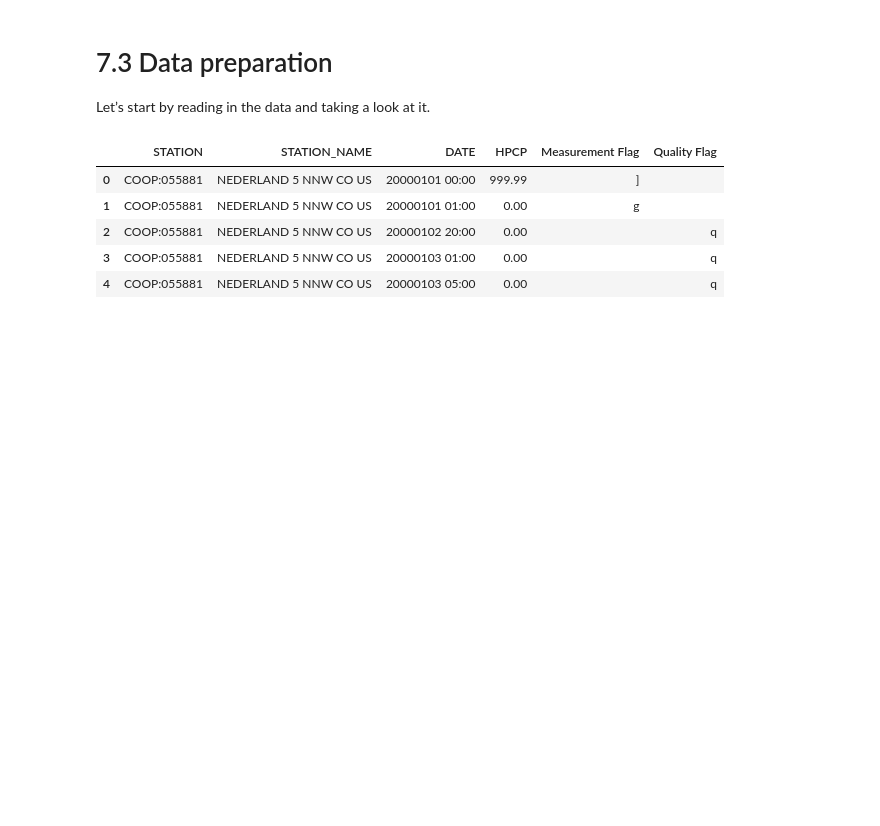
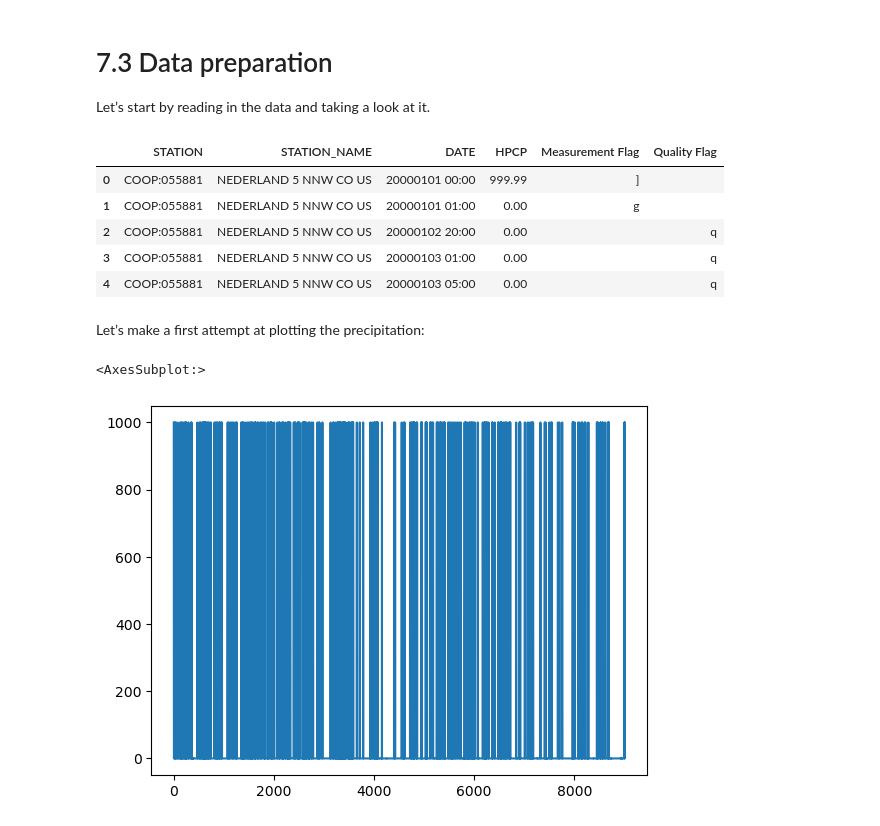
Before and after one commit to a-ramji/eds220-week2, a Jupyter notebook: lesson-7.ipynb, the cells around one changed output. Cells and saved outputs as stored; diff of their text form; code cells hidden in the pictures; blank space fills up the shorter version.

```diff
--- a/lesson-7.ipynb
+++ b/lesson-7.ipynb
@@ -54,3 +54,10 @@ precip.head()
 | 2 | COOP:055881 | NEDERLAND 5 NNW CO US | 20000102 20:00 | 0.00 |  | q |
 | 3 | COOP:055881 | NEDERLAND 5 NNW CO US | 20000103 01:00 | 0.00 |  | q |
 | 4 | COOP:055881 | NEDERLAND 5 NNW CO US | 20000103 05:00 | 0.00 |  | q |
+# %% [markdown]
+Let’s make a first attempt at plotting the precipitation:
+# %%
+precip.HPCP.plot()
+# %% [output]
+<AxesSubplot:>
+[figure, added]
```
Also changed, not shown: parts of 22 cells of this notebook.
